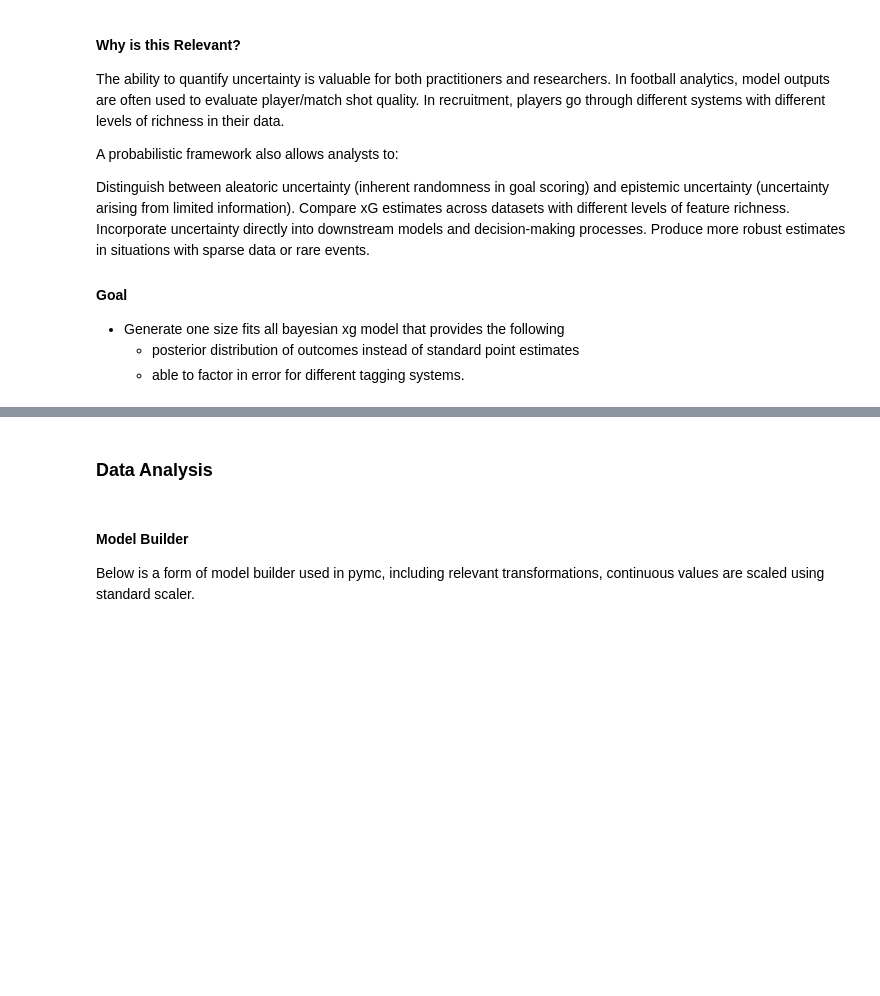
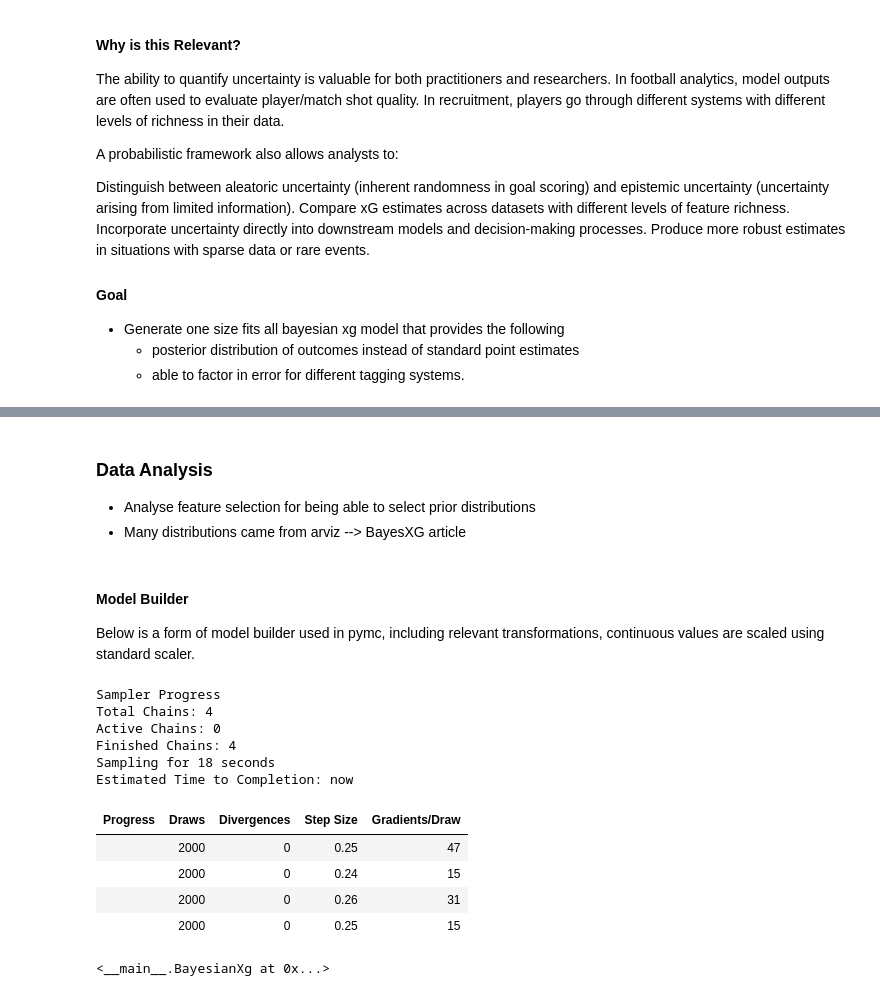
Before and after one commit to addybrown/DataScienceProjects, a Jupyter notebook: BayesianXgModel/model.ipynb, the cells around one changed output, grey strips where cells are left out. Drawn from its saved outputs; the diff is of its cells as text; code cells hidden in the pictures; blank space fills up the shorter version.

```diff
--- a/BayesianXgModel/model.ipynb
+++ b/BayesianXgModel/model.ipynb
@@ -43,5 +58,7 @@ from pathlib import Path
 # %% [markdown]
 ### Data Analysis
+- Analyse feature selection for being able to select prior distributions
+- Many distributions came from arviz --> BayesXG article
 # %% [markdown]
 #### Model Builder
 Below is a form of model builder used in pymc, including relevant transformations,
@@ -736,0 +670,15 @@ class BayesianXg:
+# %%
+bayesian_xg.fit(df, target_col="is_goal")
+# %% [output]
+Sampler Progress
+Total Chains: 4
+Active Chains: 0
+Finished Chains: 4
+Sampling for 18 seconds
+Estimated Time to Completion: now
+| Progress | Draws | Divergences | Step Size | Gradients/Draw |
+|  | 2000 | 0 | 0.25 | 47 |
+|  | 2000 | 0 | 0.24 | 15 |
+|  | 2000 | 0 | 0.26 | 31 |
+|  | 2000 | 0 | 0.25 | 15 |
+<__main__.BayesianXg at 0x...>
```
Also changed, not shown: parts of 18 cells of this notebook, 3 other files.
